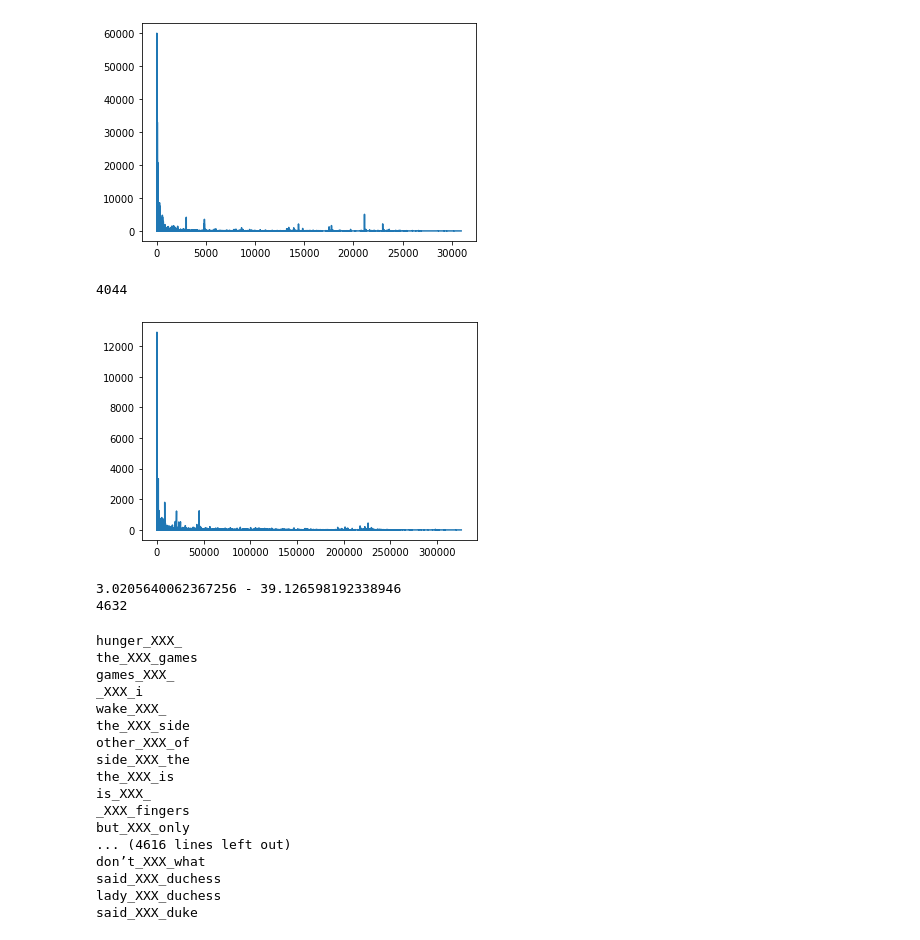
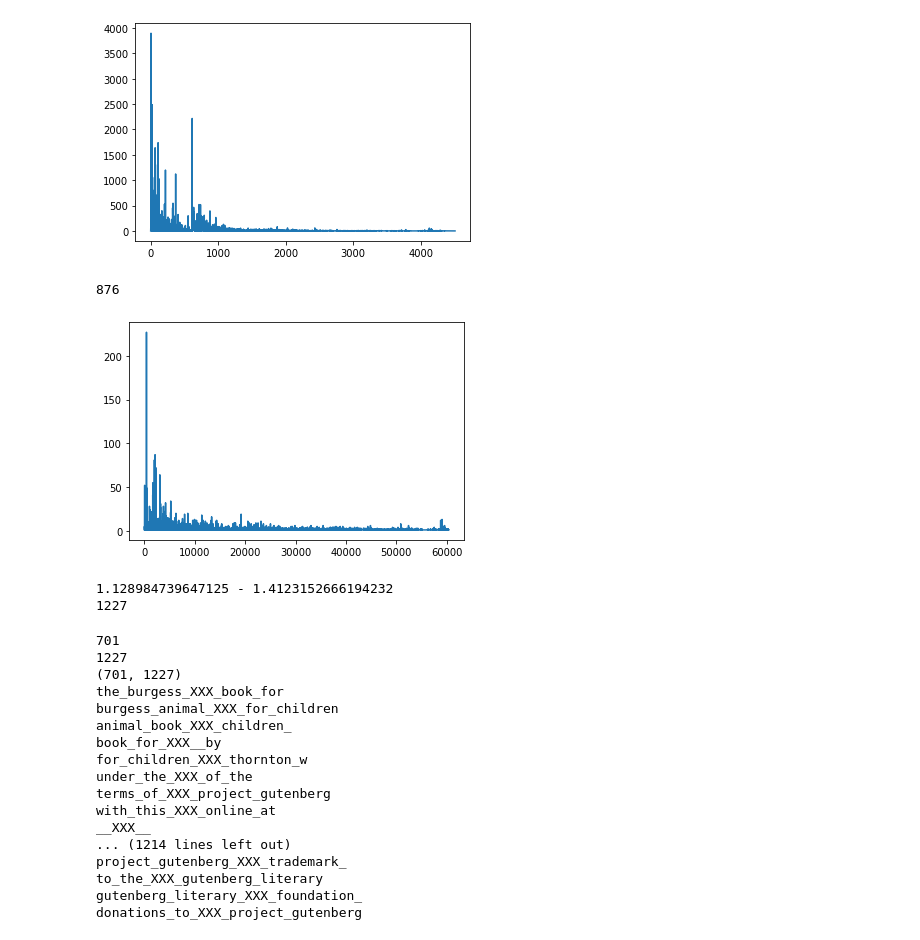
Before and after one commit to boudartjj/ai_basics, a Jupyter notebook: Word2Vec-DRAFT.ipynb, the cells around one changed output. Saved outputs shown, nothing was run; the diff lists cells and outputs as text; code cells hidden in the pictures.

Commit message:
Word2Vec DRAFT

```diff
--- a/Word2Vec-DRAFT.ipynb
+++ b/Word2Vec-DRAFT.ipynb
@@ -18,51 +15,56 @@ contents = contents + " " + open("data/The History of Don Quixote.txt", "r", enc
+# %%
+contents = open("data/The Burgess Animal Book for Children.txt", "r", encoding='utf-8').read()
 # %%
 sentences = contents.lower().replace("\r\n", " ").replace("\r", " ").replace("\n", " ").replace(';', ' ').replace(',', ' ').replace('?', ' ').replace('"', ' ').replace("“", ' ').replace("'", ' ').replace(":", ' ').replace("*", ' ').replace("#", ' ').replace("[", ' ').replace("]", ' ').replace("-", ' ').split(".")
 # %%
 # create dictionary
 dictionary = []
 tmp_dictionary = {}
 #words_vector = new array()
 for i in range (0, len(sentences)):
     words = sentences[i].split(" ")
     for word in words:
         if len(word.strip()) > 0:
             if word not in tmp_dictionary:
                 tmp_dictionary[word] = 0
             tmp_dictionary[word] += 1
 
 plt.plot(list(tmp_dictionary.values()))
 plt.show()
 
 # keep only frequent words occurences
 mean = np.mean(list(tmp_dictionary.values()))
 stdev = np.std(list(tmp_dictionary.values()))
 
 for word in tmp_dictionary:
-    if tmp_dictionary[word] > 20 and len(word) > 1 and not word.isnumeric():
+    if tmp_dictionary[word] > 10 and len(word) > 1 and not word.isnumeric():
         dictionary.append(word)
 
 print(len(dictionary))
 # %% [output]
-[figure, old version]
+[figure, new version]
-4044
+876
 # %%
 # get vector dimensions
 tmp_vector_dimensions = {}
 vector_dimensions = []
 for i in range (0, len(sentences)):
     words = sentences[i].split(" ")
-    prev_word = ''
+    word_m1 = ''
+    word_m2 = ''
     for i in range(0, len(words)):
         word = words[i]
         if word in dictionary:
-            next_word = ''
-            if i < len(words) - 1: next_word = words[i + 1]
-            dimension = prev_word + "_XXX_" + next_word
+            word_p1 = ''
+            word_p2 = ''
+            if i < len(words) - 1: word_p1 = words[i + 1]
+            if i < len(words) - 2: word_p2 = words[i + 2]
+            dimension = word_m2 + "_" + word_m1 + "_XXX_" + word_p1 + "_" + word_p2
             if dimension not in tmp_vector_dimensions:
                 tmp_vector_dimensions[dimension] = 0
             tmp_vector_dimensions[dimension] += 1
-            prev_word = word
-
+            word_m2 = word_m1
+            word_m1 = word
 
 plt.plot(list(tmp_vector_dimensions.values()))
 plt.show()
@@ -74,11 +76,11 @@ stdev = np.std(list(tmp_vector_dimensions.values()))
 print(str(mean) + " - " + str(stdev))
 
 for dimension in tmp_vector_dimensions:
-    if tmp_vector_dimensions[dimension] > 20 and tmp_vector_dimensions[dimension] < 2000:
+    if tmp_vector_dimensions[dimension] > 2 and tmp_vector_dimensions[dimension] < 2000:
         vector_dimensions.append(dimension)
 
 print(len(vector_dimensions))
 # %% [output]
-[figure, old version]
+[figure, new version]
-3.0205640062367256 - 39.126598192338946
-4632
+1.128984739647125 - 1.4123152666194232
+1227
@@ -85,21 +118,24 @@ print(len(vector_dimensions))
 # %%
+print(len(words_vector_dict))
+print(len(vector_dimensions))
+print(words_vector.shape)
 for x in vector_dimensions:
     print(x)
 # %% [output]
-hunger_XXX_
-the_XXX_games
-games_XXX_
-_XXX_i
-wake_XXX_
-the_XXX_side
-other_XXX_of
-side_XXX_the
-the_XXX_is
-is_XXX_
-_XXX_fingers
-but_XXX_only
-... (4616 lines left out)
-don’t_XXX_what
-said_XXX_duchess
-lady_XXX_duchess
-said_XXX_duke
+701
+1227
+(701, 1227)
+the_burgess_XXX_book_for
+burgess_animal_XXX_for_children
+animal_book_XXX_children_
+book_for_XXX__by
+for_children_XXX_thornton_w
+under_the_XXX_of_the
+terms_of_XXX_project_gutenberg
+with_this_XXX_online_at
+__XXX__
+... (1214 lines left out)
+project_gutenberg_XXX_trademark_
+to_the_XXX_gutenberg_literary
+gutenberg_literary_XXX_foundation_
+donations_to_XXX_project_gutenberg
```
Also changed, not shown: parts of 15 cells of this notebook, 1 other file.
